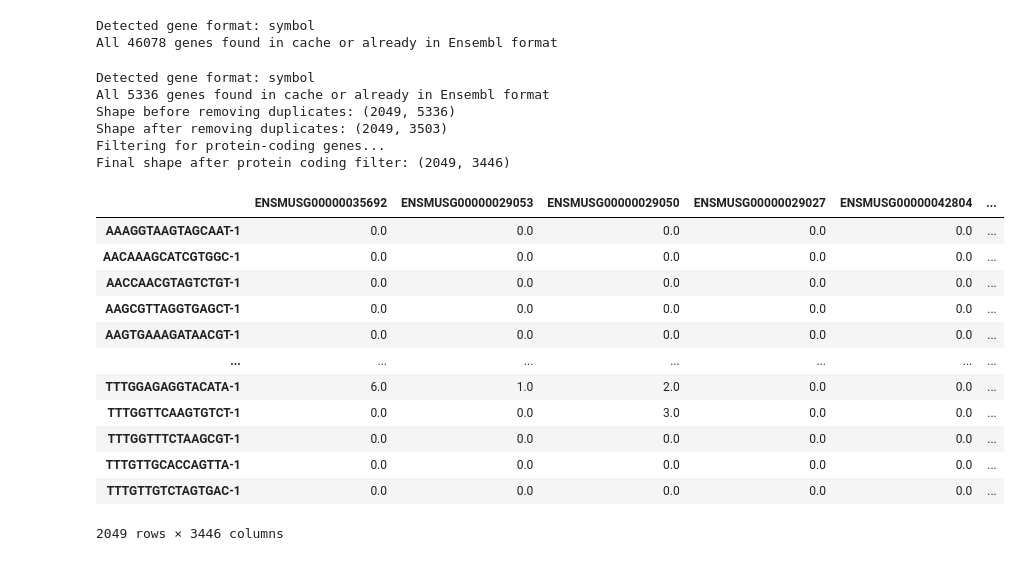
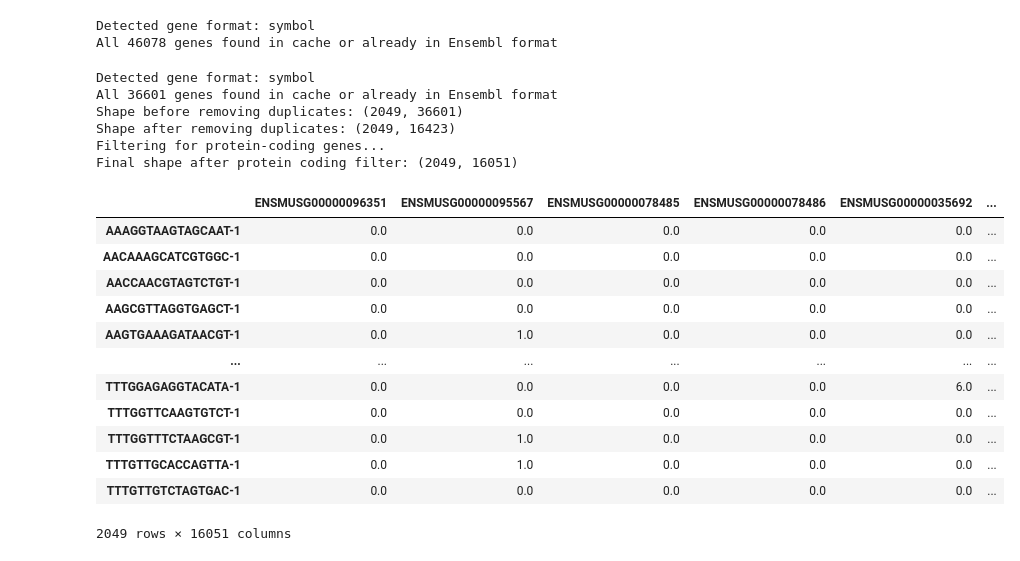
Before and after one commit to tsyasenpoor/sspa_vi, a Jupyter notebook: sspa.ipynb, the cells around one changed output. Drawn from its saved outputs; the diff is of its cells as text; code cells hidden in the pictures.

```diff
--- a/sspa.ipynb
+++ b/sspa.ipynb
@@ -88,2 +73,2 @@ raw_df_filtered
 # %%
-random_sample = raw_df_filtered[adata.obs['t2dm'] == 0]
+control_cases = raw_df[adata.obs['t2dm'] == 0]
@@ -154,16 +139,16 @@ Detected gene format: symbol
 All 46078 genes found in cache or already in Ensembl format
 # %%
 # Convert gene names to Ensembl IDs
-sample_gene_names = random_sample.columns.tolist()
+sample_gene_names = control_cases.columns.tolist()
 sample_ensembl_map, _ = gene_converter.symbols_to_ensembl(sample_gene_names)
 ensembl_names = [sample_ensembl_map.get(gene, gene) for gene in sample_gene_names]
-random_sample.columns = ensembl_names
+control_cases.columns = ensembl_names
 
 # Remove duplicate genes
-print(f"Shape before removing duplicates: {random_sample.shape}")
-mask = ~random_sample.columns.duplicated(keep='first')
-random_sample = random_sample.loc[:, mask]
-print(f"Shape after removing duplicates: {random_sample.shape}")
+print(f"Shape before removing duplicates: {control_cases.shape}")
+mask = ~control_cases.columns.duplicated(keep='first')
+control_cases = control_cases.loc[:, mask]
+print(f"Shape after removing duplicates: {control_cases.shape}")
 
 # Filter for protein-coding genes (requires gene_annotation to be loaded first)
 print("Filtering for protein-coding genes...")
@@ -171,30 +156,30 @@ protein_coding_genes = gene_annotation[
     gene_annotation['Genetype'] == 'protein_coding'
 ]['GeneID'].tolist()
 
-common_genes = random_sample.columns.intersection(protein_coding_genes)
-random_sample = random_sample[common_genes]
-print(f"Final shape after protein coding filter: {random_sample.shape}")
+common_genes = control_cases.columns.intersection(protein_coding_genes)
+control_cases = control_cases[common_genes]
+print(f"Final shape after protein coding filter: {control_cases.shape}")
 # %% [output]
 Detected gene format: symbol
-All 5336 genes found in cache or already in Ensembl format
-Shape before removing duplicates: (2049, 5336)
-Shape after removing duplicates: (2049, 3503)
+All 36601 genes found in cache or already in Ensembl format
+Shape before removing duplicates: (2049, 36601)
+Shape after removing duplicates: (2049, 16423)
 Filtering for protein-coding genes...
-Final shape after protein coding filter: (2049, 3446)
+Final shape after protein coding filter: (2049, 16051)
 # %%
-random_sample
+control_cases
 # %% [output]
-|  | ENSMUSG00000035692 | ENSMUSG00000029053 | ENSMUSG00000029050 | ENSMUSG00000029027 | ENSMUSG00000042804 | ... |
+|  | ENSMUSG00000096351 | ENSMUSG00000095567 | ENSMUSG00000078485 | ENSMUSG00000078486 | ENSMUSG00000035692 | ... |
 | AAAGGTAAGTAGCAAT-1 | 0.0 | 0.0 | 0.0 | 0.0 | 0.0 | ... |
 | AACAAAGCATCGTGGC-1 | 0.0 | 0.0 | 0.0 | 0.0 | 0.0 | ... |
 | AACCAACGTAGTCTGT-1 | 0.0 | 0.0 | 0.0 | 0.0 | 0.0 | ... |
 | AAGCGTTAGGTGAGCT-1 | 0.0 | 0.0 | 0.0 | 0.0 | 0.0 | ... |
-| AAGTGAAAGATAACGT-1 | 0.0 | 0.0 | 0.0 | 0.0 | 0.0 | ... |
+| AAGTGAAAGATAACGT-1 | 0.0 | 1.0 | 0.0 | 0.0 | 0.0 | ... |
 | ... | ... | ... | ... | ... | ... | ... |
-| TTTGGAGAGGTACATA-1 | 6.0 | 1.0 | 2.0 | 0.0 | 0.0 | ... |
-| TTTGGTTCAAGTGTCT-1 | 0.0 | 0.0 | 3.0 | 0.0 | 0.0 | ... |
-| TTTGGTTTCTAAGCGT-1 | 0.0 | 0.0 | 0.0 | 0.0 | 0.0 | ... |
-| TTTGTTGCACCAGTTA-1 | 0.0 | 0.0 | 0.0 | 0.0 | 0.0 | ... |
+| TTTGGAGAGGTACATA-1 | 0.0 | 0.0 | 0.0 | 0.0 | 6.0 | ... |
+| TTTGGTTCAAGTGTCT-1 | 0.0 | 0.0 | 0.0 | 0.0 | 0.0 | ... |
+| TTTGGTTTCTAAGCGT-1 | 0.0 | 1.0 | 0.0 | 0.0 | 0.0 | ... |
+| TTTGTTGCACCAGTTA-1 | 0.0 | 1.0 | 0.0 | 0.0 | 0.0 | ... |
 | TTTGTTGTCTAGTGAC-1 | 0.0 | 0.0 | 0.0 | 0.0 | 0.0 | ... |
-2049 rows × 3446 columns
+2049 rows × 16051 columns
 # %%
```
Also changed, not shown: parts of 43 cells of this notebook.
